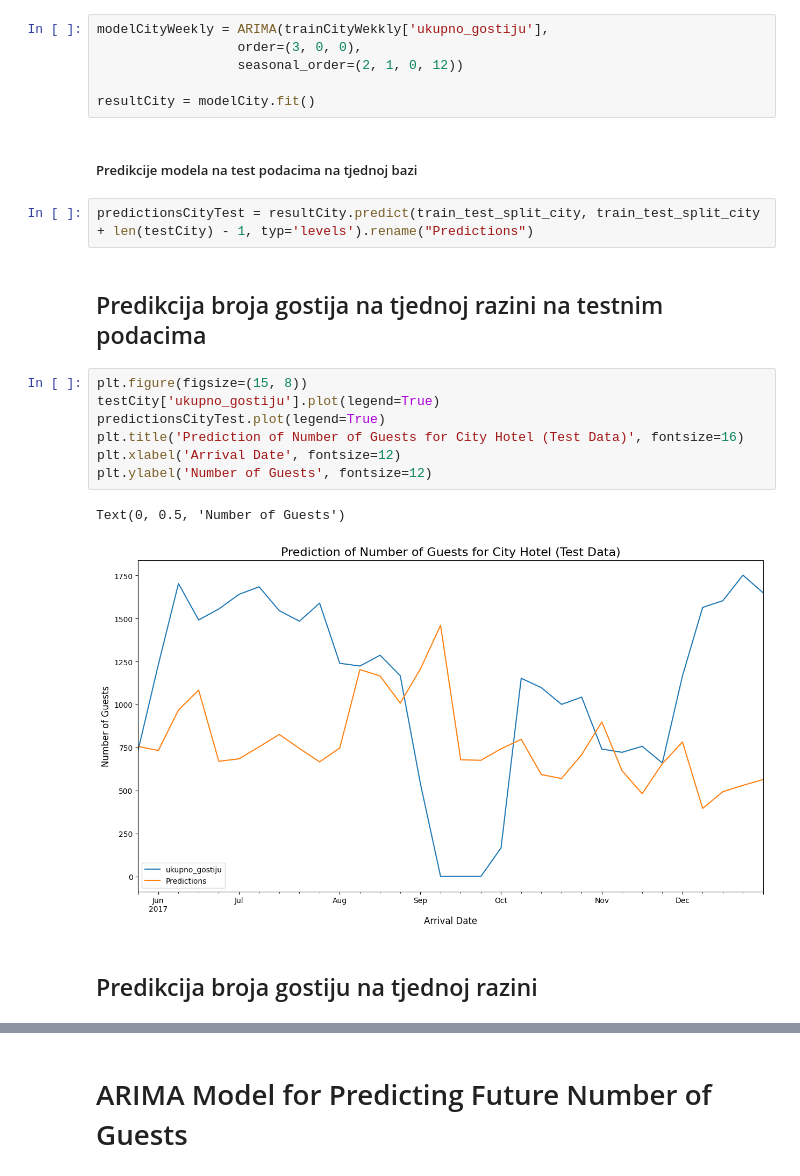
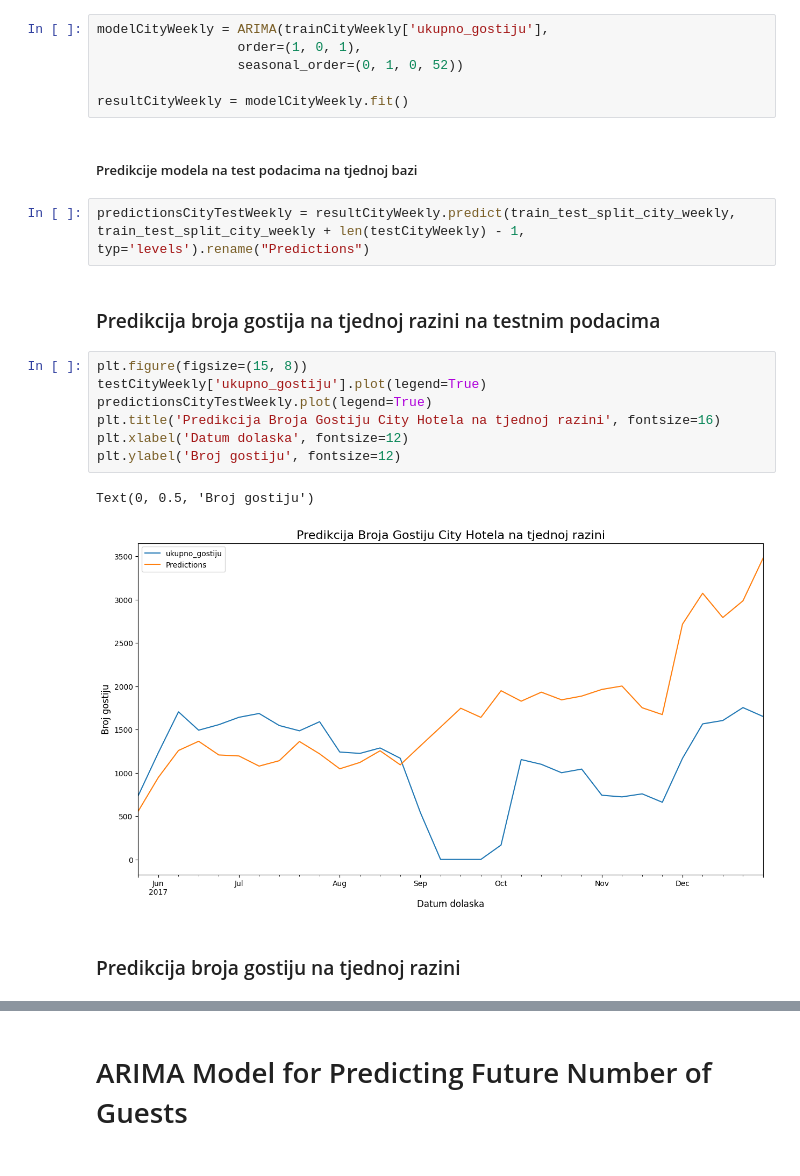
Before and after one commit to MarkoHaralovic/Prediction-of-Hotel-Occupancy, a Jupyter notebook: prediction-of-hotel-occupancy/notebooks/ARIMA_occupancy_prediction.ipynb, the cells around one changed output, grey strips where cells are left out. Saved outputs shown, nothing was run; the diff lists cells and outputs as text.

Commit message:
Added ARIMA on daily, weekly, and yearly basis, it needs to be optimized, data needs to be cleaned, but this is starting point

```diff
--- a/prediction-of-hotel-occupancy/notebooks/ARIMA_occupancy_prediction.ipynb
+++ b/prediction-of-hotel-occupancy/notebooks/ARIMA_occupancy_prediction.ipynb
@@ -587,26 +599,26 @@ Warnings:
 # %%
-modelCityWeekly = ARIMA(trainCityWekkly['ukupno_gostiju'],
-                  order=(3, 0, 0),
-                  seasonal_order=(2, 1, 0, 12))
+modelCityWeekly = ARIMA(trainCityWeekly['ukupno_gostiju'],
+                  order=(1, 0, 1),
+                  seasonal_order=(0, 1, 0, 52))
 
-resultCity = modelCity.fit()
+resultCityWeekly = modelCityWeekly.fit()
 # %% [markdown]
 ##### Predikcije modela na test podacima na tjednoj bazi
 # %%
-predictionsCityTest = resultCity.predict(train_test_split_city, train_test_split_city + len(testCity) - 1, typ='levels').rename("Predictions")
+predictionsCityTestWeekly = resultCityWeekly.predict(train_test_split_city_weekly, train_test_split_city_weekly + len(testCityWeekly) - 1, typ='levels').rename("Predictions")
 # %% [markdown]
-## Predikcija broja gostija na tjednoj razini na testnim podacima
+### Predikcija broja gostija na tjednoj razini na testnim podacima
 # %%
 plt.figure(figsize=(15, 8))
-testCity['ukupno_gostiju'].plot(legend=True)
-predictionsCityTest.plot(legend=True)
-plt.title('Prediction of Number of Guests for City Hotel (Test Data)', fontsize=16)
-plt.xlabel('Arrival Date', fontsize=12)
-plt.ylabel('Number of Guests', fontsize=12)
+testCityWeekly['ukupno_gostiju'].plot(legend=True)
+predictionsCityTestWeekly.plot(legend=True)
+plt.title('Predikcija Broja Gostiju City Hotela na tjednoj razini', fontsize=16)
+plt.xlabel('Datum dolaska', fontsize=12)
+plt.ylabel('Broj gostiju', fontsize=12)
 # %% [output]
-Text(0, 0.5, 'Number of Guests')
+Text(0, 0.5, 'Broj gostiju')
-[figure, old version]
+[figure, new version]
 # %% [markdown]
-## Predikcija broja gostiju na tjednoj razini
+### Predikcija broja gostiju na tjednoj razini
 # %%
 plt.figure(figsize=(15, 8))
```
Also changed, not shown: parts of 32 cells of this notebook.
